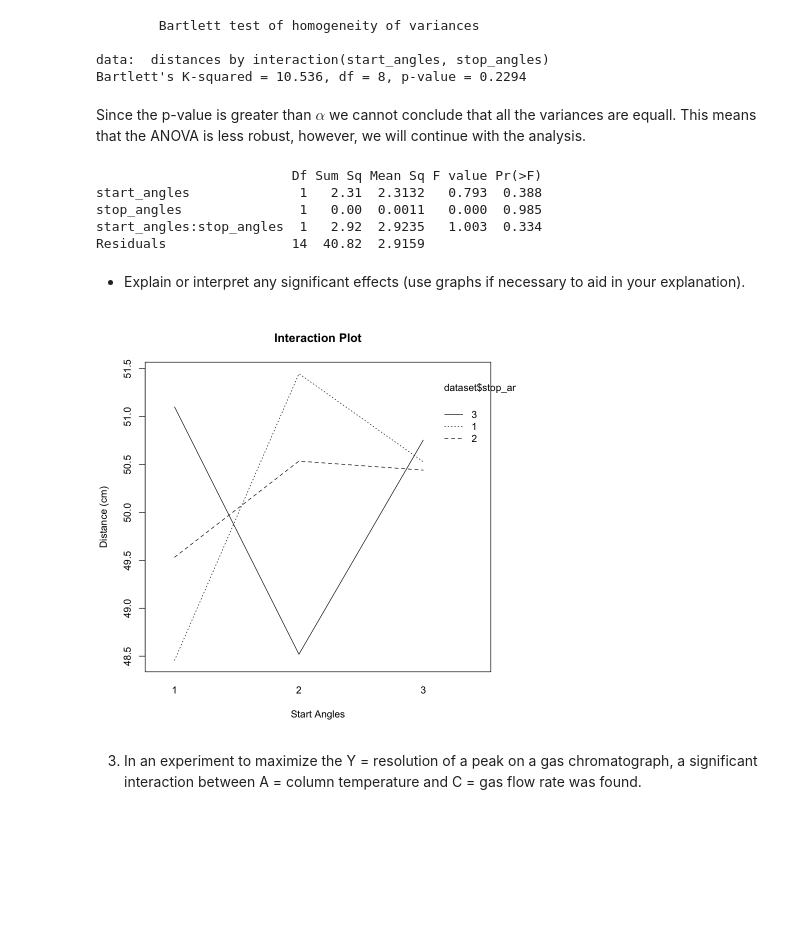
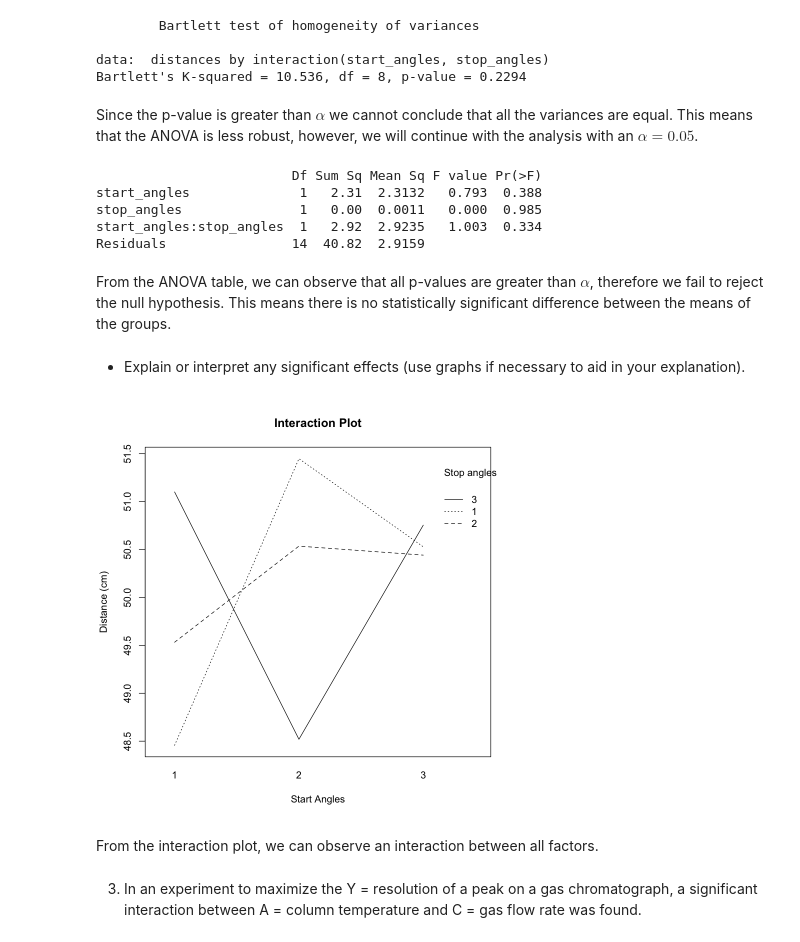
Before and after one commit to SandovalAguilar/estadistica, a Jupyter notebook: ejercicios_r/anova.ipynb, the cells around one changed output. Saved outputs shown, nothing was run; the diff lists cells and outputs as text; code cells hidden in the pictures; blank space fills up the shorter version.

```diff
--- a/ejercicios_r/anova.ipynb
+++ b/ejercicios_r/anova.ipynb
@@ -196,7 +169,7 @@ bartlett.test(distances ~ interaction(start_angles, stop_angles), data = dataset
 data:  distances by interaction(start_angles, stop_angles)
 Bartlett's K-squared = 10.536, df = 8, p-value = 0.2294
 # %% [markdown]
-Since the p-value is greater than $\alpha$ we cannot conclude that all the variances are equall. This means that the ANOVA is less robust, however, we will continue with the analysis.
+Since the p-value is greater than $\alpha$ we cannot conclude that all the variances are equal. This means that the ANOVA is less robust, however, we will continue with the analysis with an $\alpha = 0.05$.
 # %%
 #Results
 summary(anova)
@@ -206,17 +179,21 @@ start_angles              1   2.31  2.3132   0.793  0.388
 stop_angles               1   0.00  0.0011   0.000  0.985
 start_angles:stop_angles  1   2.92  2.9235   1.003  0.334
 Residuals                14  40.82  2.9159
+# %% [markdown]
+From the ANOVA table, we can observe that all p-values are greater than $\alpha$, therefore we fail to reject the null hypothesis. This means there is no statistically significant difference between the means of the groups.
 # %% [markdown]
 - Explain or interpret any significant effects (use graphs if necessary to aid in your explanation).
 # %%
 # Interaction plot
 interaction.plot(dataset$start_angles, dataset$stop_angles, dataset$distances, # nolint: line_length_linter.
                  main = "Interaction Plot",
                  xlab = "Start Angles",
                  ylab = "Distance (cm)",
-                 legend = TRUE)
+                 trace.label = "Stop angles")
 # %% [output]
-[figure, old version]
+[figure, new version]
+# %% [markdown]
+From the interaction plot, we can observe an interaction between all factors.
 # %% [markdown]
 3. In an experiment to maximize the Y = resolution of a peak on a gas chromatograph, a significant interaction between A = column temperature and C = gas flow rate was found.
 # %% [markdown]
```
Also changed, not shown: parts of 10 cells of this notebook.
